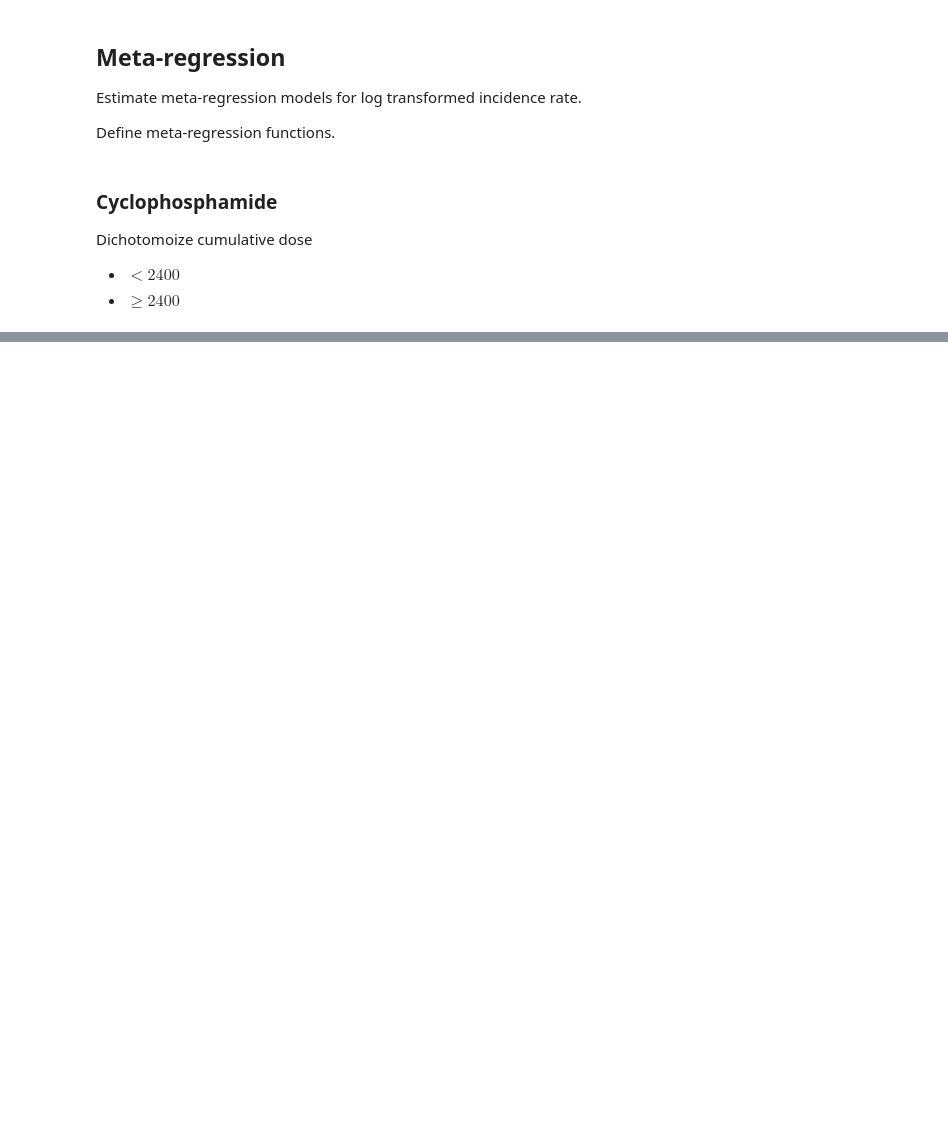
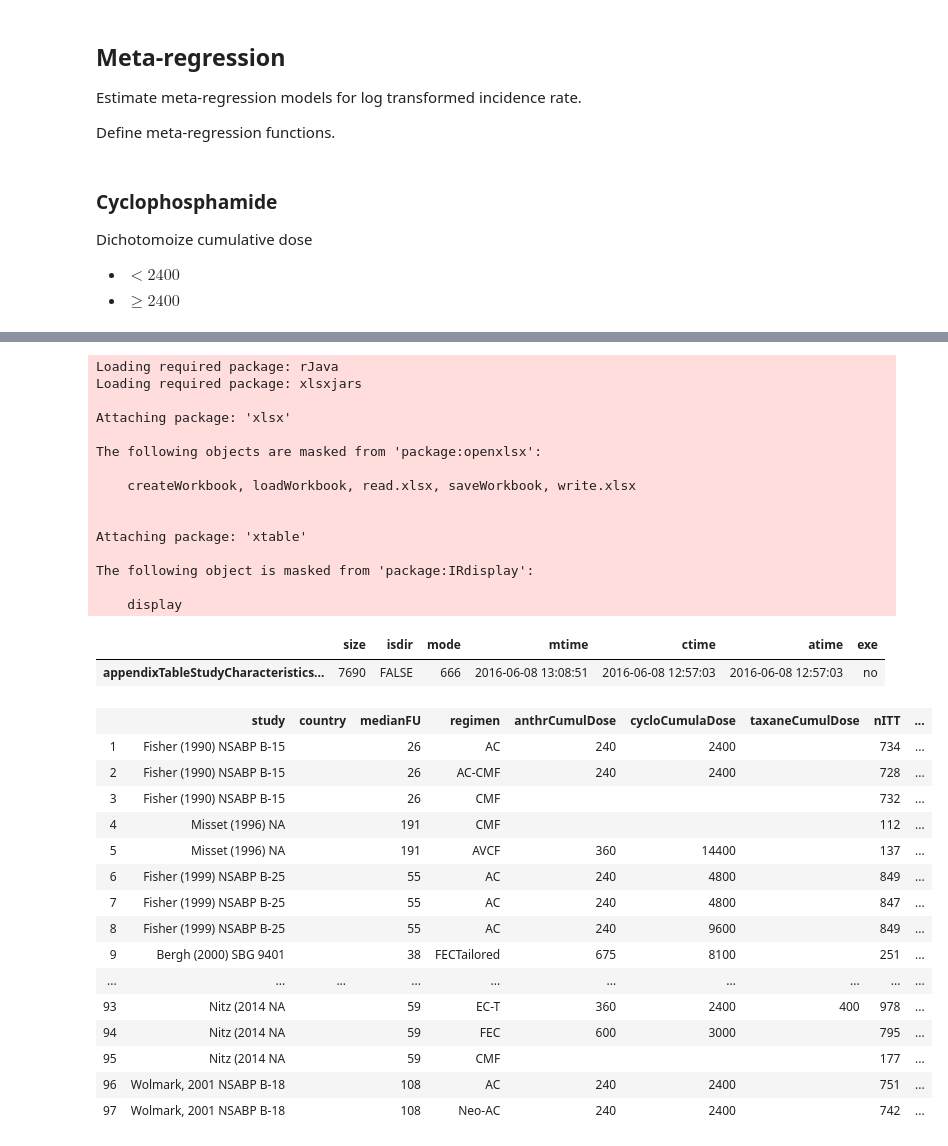
Before and after one commit to benjamin-chan/SecMalAfterBreastCaACT, a Jupyter notebook: metaregSecMal.ipynb, the cells around one changed output, grey strips where cells are left out. Cells and saved outputs as stored; diff of their text form; code cells hidden in the pictures; blank space fills up the shorter version.

```diff
--- a/metaregSecMal.ipynb
+++ b/metaregSecMal.ipynb
@@ -481,0 +442,55 @@ CyclophosphamideCumulativeDose.csv   6967 2016-06-01 16:07:52
+# %%
+library(xlsx)
+library(IRdisplay)
+library(xtable)
+T <- D[,
+       .(study = paste(authorYear, trial),
+         country = NA,
+         medianFU = round(medianFU),
+         regimen,
+         anthrCumulDose = round(anthracyclineCumulDose),
+         cycloCumulaDose = round(cyclophosphamideCumulDose),
+         taxaneCumulDose = round(taxaneCumulDose),
+         nITT,
+         incidenceAMLOrMDS = signif(malAMLOrMDSTotal / (nITT * medianFU) * 10000, digits=2))]
+write.xlsx(T,
+           "appendixTableStudyCharacteristicsAndOutcomes.xlsx",
+           row.names=FALSE,
+           showNA=FALSE)
+file.info("appendixTableStudyCharacteristicsAndOutcomes.xlsx")
+T <- xtable(T, digits=c(rep(0, ncol(T)), 2))
+display_html(paste(capture.output(print(T, type = 'html')), collapse="", sep=""))
+# %% [output]
+Loading required package: rJava
+Loading required package: xlsxjars
+
+Attaching package: 'xlsx'
+
+The following objects are masked from 'package:openxlsx':
+
+    createWorkbook, loadWorkbook, read.xlsx, saveWorkbook, write.xlsx
+
+
+Attaching package: 'xtable'
+
+The following object is masked from 'package:IRdisplay':
+
+    display
+|  | size | isdir | mode | mtime | ctime | atime | exe |
+| appendixTableStudyCharacteristics... | 7690 | FALSE | 666 | 2016-06-08 13:08:51 | 2016-06-08 12:57:03 | 2016-06-08 12:57:03 | no |
+|  | study | country | medianFU | regimen | anthrCumulDose | cycloCumulaDose | taxaneCumulDose | nITT | ... |
+| 1 | Fisher (1990) NSABP B-15 |  | 26 | AC | 240 | 2400 |  | 734 | ... |
+| 2 | Fisher (1990) NSABP B-15 |  | 26 | AC-CMF | 240 | 2400 |  | 728 | ... |
+| 3 | Fisher (1990) NSABP B-15 |  | 26 | CMF |  |  |  | 732 | ... |
+| 4 | Misset (1996) NA |  | 191 | CMF |  |  |  | 112 | ... |
+| 5 | Misset (1996) NA |  | 191 | AVCF | 360 | 14400 |  | 137 | ... |
+| 6 | Fisher (1999) NSABP B-25 |  | 55 | AC | 240 | 4800 |  | 849 | ... |
+| 7 | Fisher (1999) NSABP B-25 |  | 55 | AC | 240 | 4800 |  | 847 | ... |
+| 8 | Fisher (1999) NSABP B-25 |  | 55 | AC | 240 | 9600 |  | 849 | ... |
+| 9 | Bergh (2000) SBG 9401 |  | 38 | FECTailored | 675 | 8100 |  | 251 | ... |
+| ... | ... | ... | ... | ... | ... | ... | ... | ... | ... |
+| 93 | Nitz (2014 NA |  | 59 | EC-T | 360 | 2400 | 400 | 978 | ... |
+| 94 | Nitz (2014 NA |  | 59 | FEC | 600 | 3000 |  | 795 | ... |
+| 95 | Nitz (2014 NA |  | 59 | CMF |  |  |  | 177 | ... |
+| 96 | Wolmark, 2001 NSABP B-18 |  | 108 | AC | 240 | 2400 |  | 751 | ... |
+| 97 | Wolmark, 2001 NSABP B-18 |  | 108 | Neo-AC | 240 | 2400 |  | 742 | ... |
```
Also changed, not shown: parts of 11 cells of this notebook, 5 other files.
